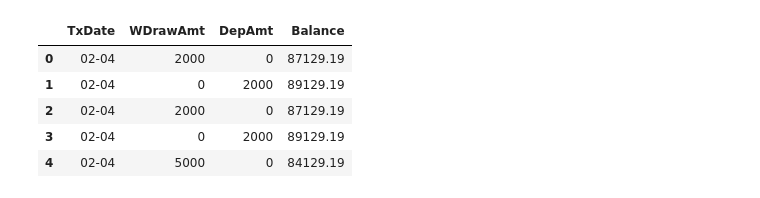
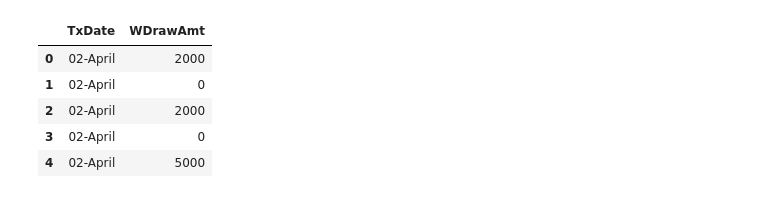
Before and after one commit to FazulNoor/Phython, a Jupyter notebook: Jupyter/LogicalRegression.ipynb, the cells around one changed output. Cells and saved outputs as stored; diff of their text form; code cells hidden in the pictures.

```diff
--- a/Jupyter/LogicalRegression.ipynb
+++ b/Jupyter/LogicalRegression.ipynb
@@ -1,21 +1,23 @@
 # %%
 import pandas as pd
 from datetime import datetime
 df = pd.read_excel("TransactionHistory-3_mon.xls")
 df.columns = df.columns.str.replace(" ","_")
 drop_columns = ['S_No.','Value_Date','Transaction_Remarks']
 df.drop(drop_columns,axis = 1, inplace=True)
 df.rename({'Transaction_Date':'TxDate','Withdrawal_Amount_(INR_)':'WDrawAmt','Deposit_Amount_(INR_)':'DepAmt','Balance_(INR_)':'Balance'}, axis = 1, inplace=True)
 df.dropna()
 df = df[~df['WDrawAmt'].isnull()]
 df['WDrawAmt'] = df['WDrawAmt'].apply(lambda x:int(x))
 df['DepAmt'] = df['DepAmt'].apply(lambda x:int(x))
-df['TxDate'] = df['TxDate'].apply(lambda x:'{:%d-%m}'.format(datetime.strptime(x, "%d/%m/%Y")))
+df['TxDate'] = df['TxDate'].apply(lambda x:'{:%d-%B}'.format(datetime.strptime(x, "%d/%m/%Y")))
+drop_columns = ['DepAmt','Balance']
+df.drop(drop_columns, axis= 1, inplace=True)
 df.head()
 # %% [output]
-|  | TxDate | WDrawAmt | DepAmt | Balance |
-| 0 | 02-04 | 2000 | 0 | 87129.19 |
-| 1 | 02-04 | 0 | 2000 | 89129.19 |
-| 2 | 02-04 | 2000 | 0 | 87129.19 |
-| 3 | 02-04 | 0 | 2000 | 89129.19 |
-| 4 | 02-04 | 5000 | 0 | 84129.19 |
+|  | TxDate | WDrawAmt |
+| 0 | 02-April | 2000 |
+| 1 | 02-April | 0 |
+| 2 | 02-April | 2000 |
+| 3 | 02-April | 0 |
+| 4 | 02-April | 5000 |
```
Also changed, not shown: parts of 2 cells of this notebook.
